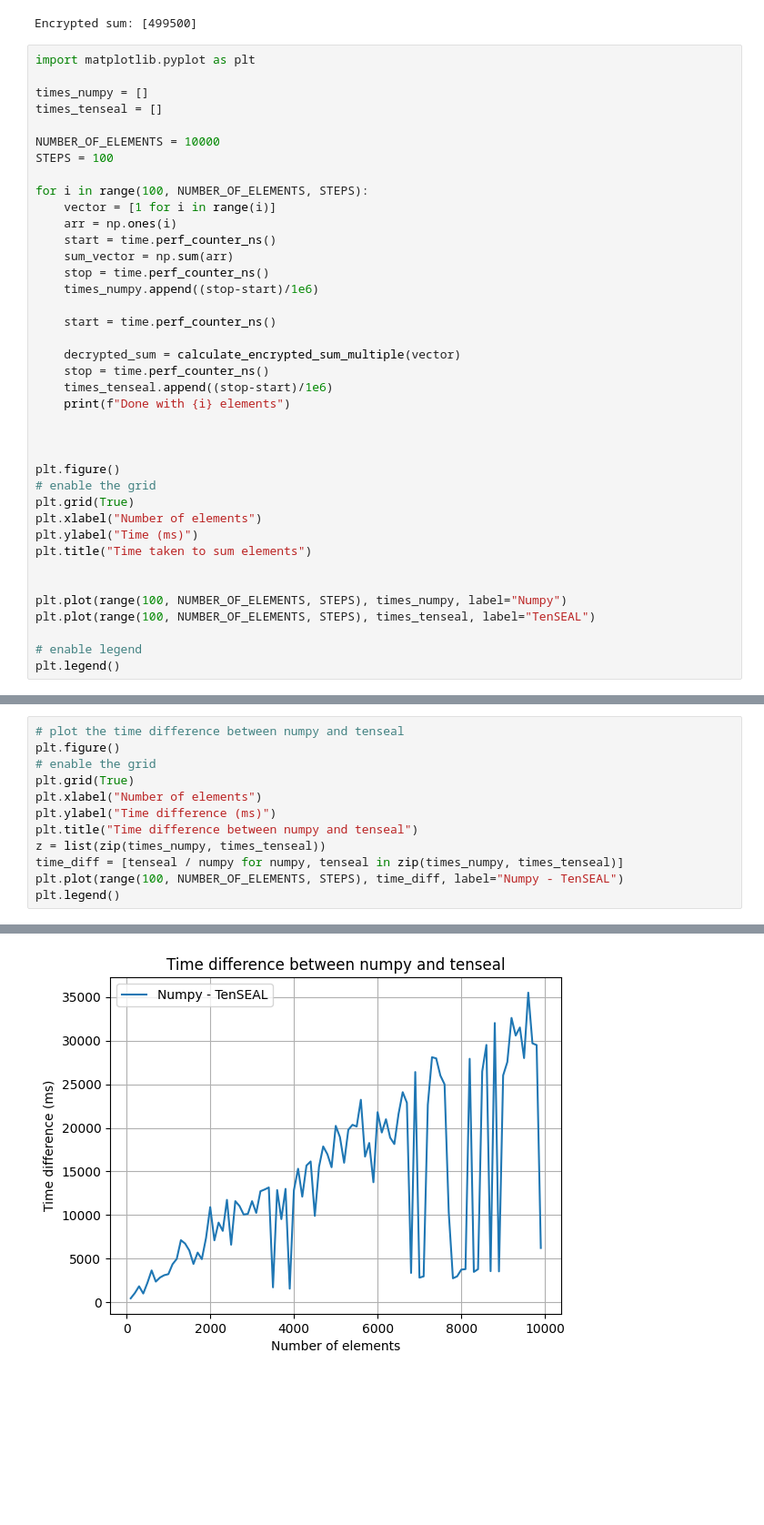
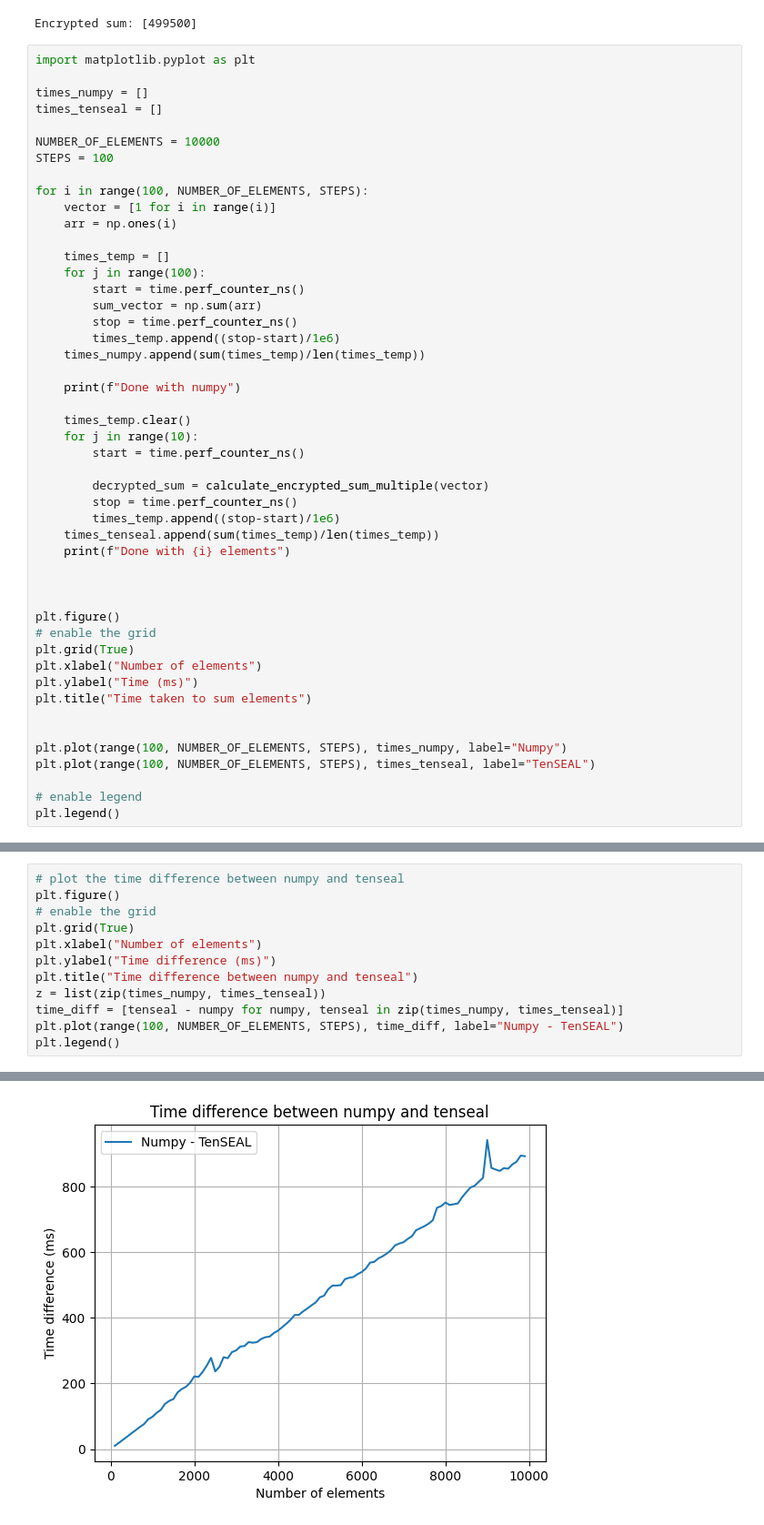
Before and after one commit to priyanshu2015/PPC-Techniques-Implementation, a Jupyter notebook: analytics.ipynb, the cells around one changed output, grey strips where cells are left out. Shown: that part at 91% size. Drawn from its saved outputs; the diff is of its cells as text; blank space fills up the shorter version.

```diff
--- a/analytics.ipynb
+++ b/analytics.ipynb
@@ -238,16 +274,25 @@ STEPS = 100
 for i in range(100, NUMBER_OF_ELEMENTS, STEPS):
     vector = [1 for i in range(i)]
     arr = np.ones(i)
-    start = time.perf_counter_ns()
-    sum_vector = np.sum(arr)
-    stop = time.perf_counter_ns()
-    times_numpy.append((stop-start)/1e6)
 
-    start = time.perf_counter_ns()
+    times_temp = []
+    for j in range(100):
+        start = time.perf_counter_ns()
+        sum_vector = np.sum(arr)
+        stop = time.perf_counter_ns()
+        times_temp.append((stop-start)/1e6)
+    times_numpy.append(sum(times_temp)/len(times_temp))
 
-    decrypted_sum = calculate_encrypted_sum_multiple(vector)
-    stop = time.perf_counter_ns()
-    times_tenseal.append((stop-start)/1e6)
+    print(f"Done with numpy")
+
+    times_temp.clear()
+    for j in range(10):
+        start = time.perf_counter_ns()
+
+        decrypted_sum = calculate_encrypted_sum_multiple(vector)
+        stop = time.perf_counter_ns()
+        times_temp.append((stop-start)/1e6)
+    times_tenseal.append(sum(times_temp)/len(times_temp))
     print(f"Done with {i} elements")
 
 
@@ -296,15 +377,15 @@ max factor: 22519.138330069432
 # %%
 # plot the time difference between numpy and tenseal
 plt.figure()
 # enable the grid
 plt.grid(True)
 plt.xlabel("Number of elements")
 plt.ylabel("Time difference (ms)")
 plt.title("Time difference between numpy and tenseal")
 z = list(zip(times_numpy, times_tenseal))
-time_diff = [tenseal / numpy for numpy, tenseal in zip(times_numpy, times_tenseal)]
+time_diff = [tenseal - numpy for numpy, tenseal in zip(times_numpy, times_tenseal)]
 plt.plot(range(100, NUMBER_OF_ELEMENTS, STEPS), time_diff, label="Numpy - TenSEAL")
 plt.legend()
 # %% [output]
 <matplotlib.legend.Legend at 0x...>
-[figure, old version]
+[figure, new version]
```
Also changed, not shown: parts of 10 cells of this notebook, 1 other file.
